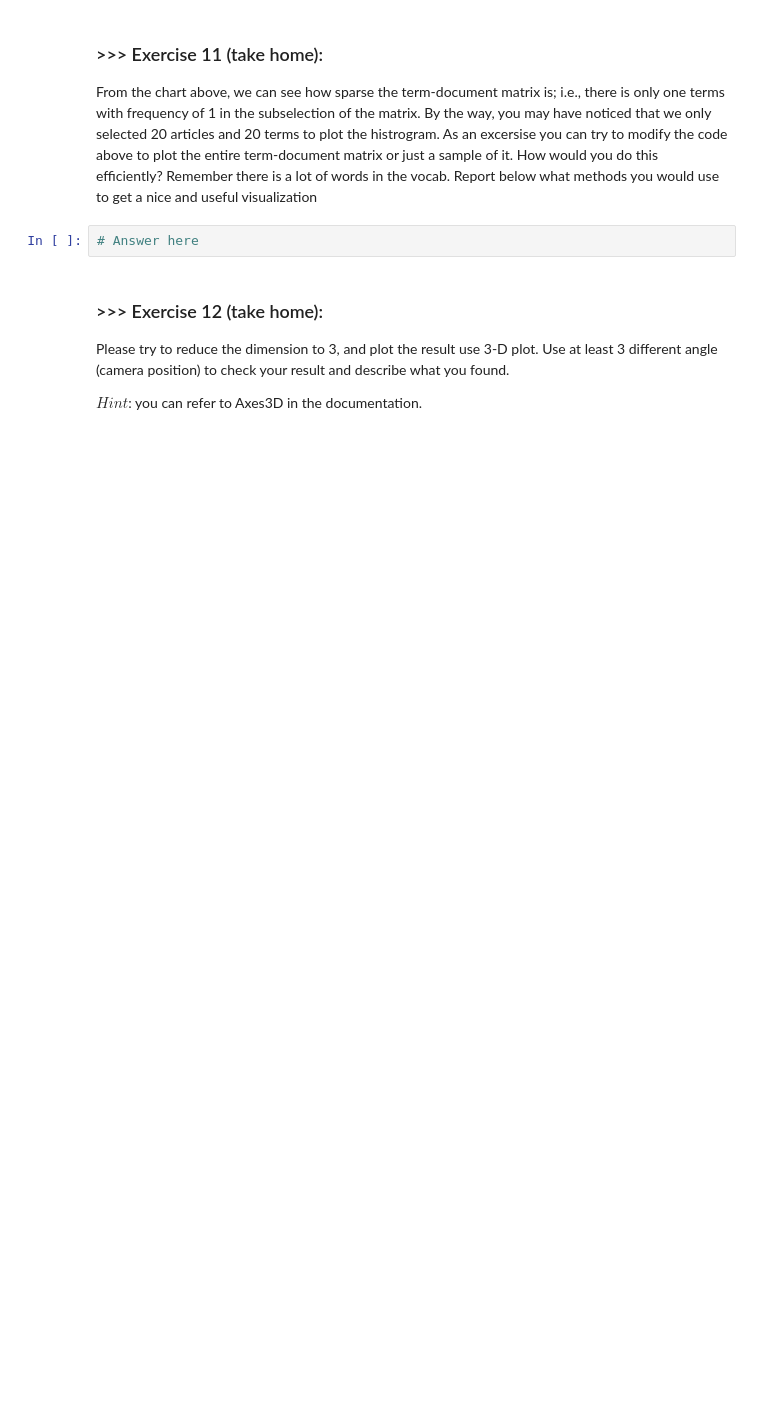
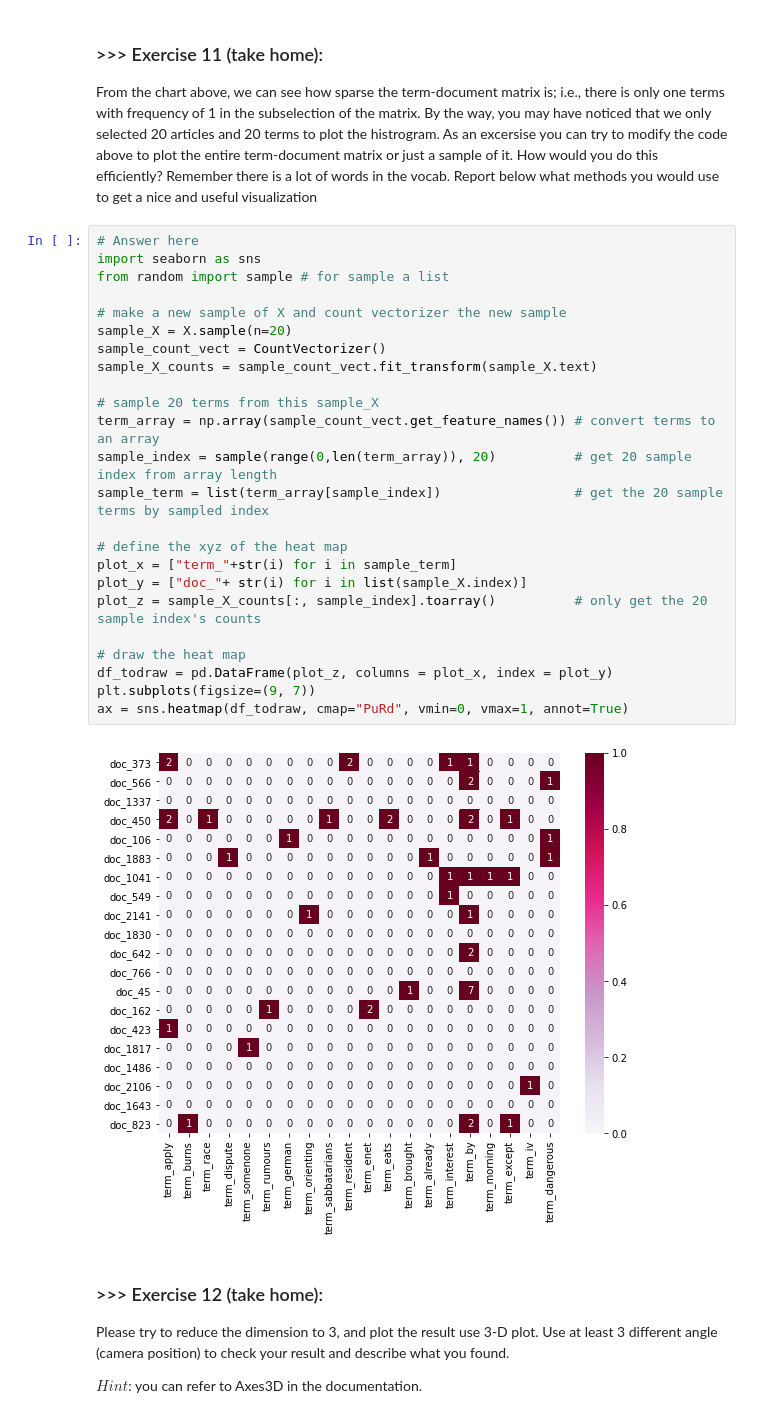
Before and after one commit to chinyakao/DM2021-Lab1-Homework, a Jupyter notebook: DM2021-Lab1-Homework.ipynb, the cells around one changed output. Drawn from its saved outputs; the diff is of its cells as text; blank space fills up the shorter version.

```diff
--- a/DM2021-Lab1-Homework.ipynb
+++ b/DM2021-Lab1-Homework.ipynb
@@ -304,8 +340,32 @@ NameError: name 'fifth_record' is not defined
 # %% [markdown]
 ### >>> Exercise 11 (take home):
 From the chart above, we can see how sparse the term-document matrix is; i.e., there is only one terms with frequency of 1 in the subselection of the matrix. By the way, you may have noticed that we only selected 20 articles and 20 terms to plot the histrogram. As an excersise you can try to modify the code above to plot the entire term-document matrix or just a sample of it. How would you do this efficiently? Remember there is a lot of words in the vocab. Report below what methods you would use to get a nice and useful visualization
-# %%
-# Answer here
+# %%
+# Answer here
+import seaborn as sns
+from random import sample # for sample a list
+
+# make a new sample of X and count vectorizer the new sample
+sample_X = X.sample(n=20)
+sample_count_vect = CountVectorizer()
+sample_X_counts = sample_count_vect.fit_transform(sample_X.text)
+
+# sample 20 terms from this sample_X
+term_array = np.array(sample_count_vect.get_feature_names()) # convert terms to an array
+sample_index = sample(range(0,len(term_array)), 20)          # get 20 sample index from array length
+sample_term = list(term_array[sample_index])                 # get the 20 sample terms by sampled index
+
+# define the xyz of the heat map
+plot_x = ["term_"+str(i) for i in sample_term]
+plot_y = ["doc_"+ str(i) for i in list(sample_X.index)]
+plot_z = sample_X_counts[:, sample_index].toarray()          # only get the 20 sample index's counts
+
+# draw the heat map
+df_todraw = pd.DataFrame(plot_z, columns = plot_x, index = plot_y)
+plt.subplots(figsize=(9, 7))
+ax = sns.heatmap(df_todraw, cmap="PuRd", vmin=0, vmax=1, annot=True)
+# %% [output]
+[figure, added]
 # %% [markdown]
 ### >>> Exercise 12 (take home):
 Please try to reduce the dimension to 3, and plot the result use 3-D plot. Use at least 3 different angle (camera position) to check your result and describe what you found.
```
Also changed, not shown: parts of 66 cells of this notebook.
